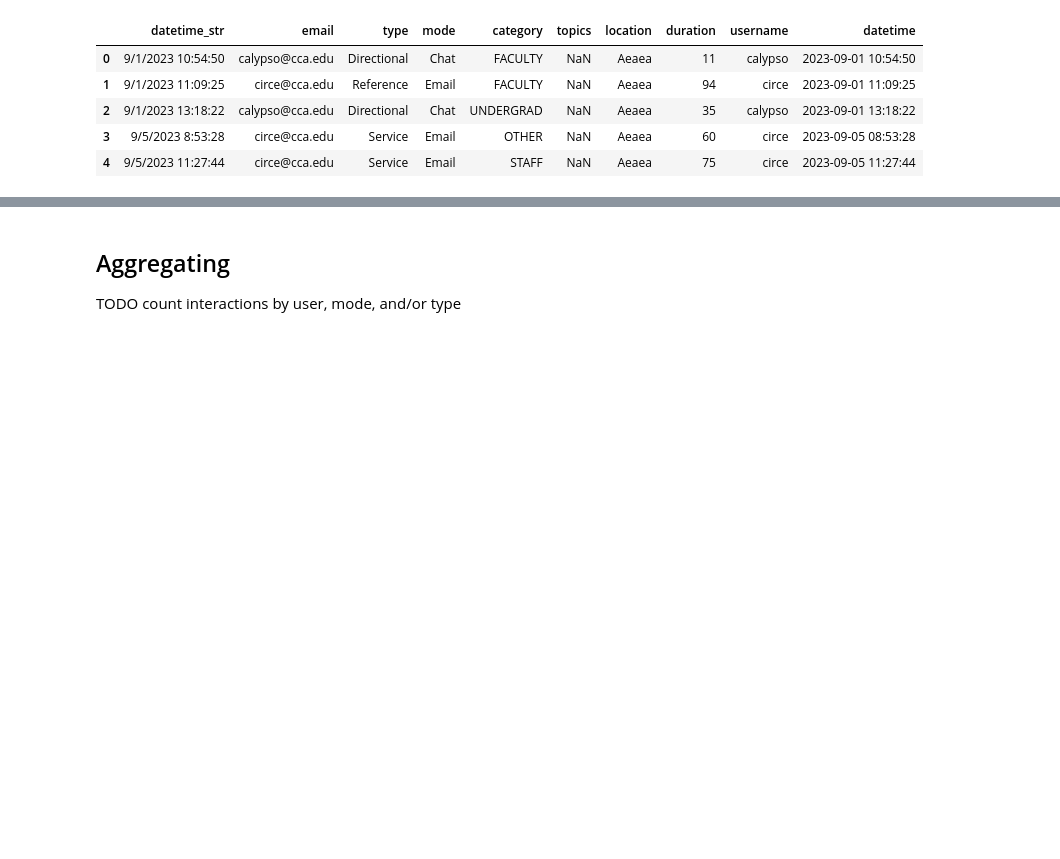
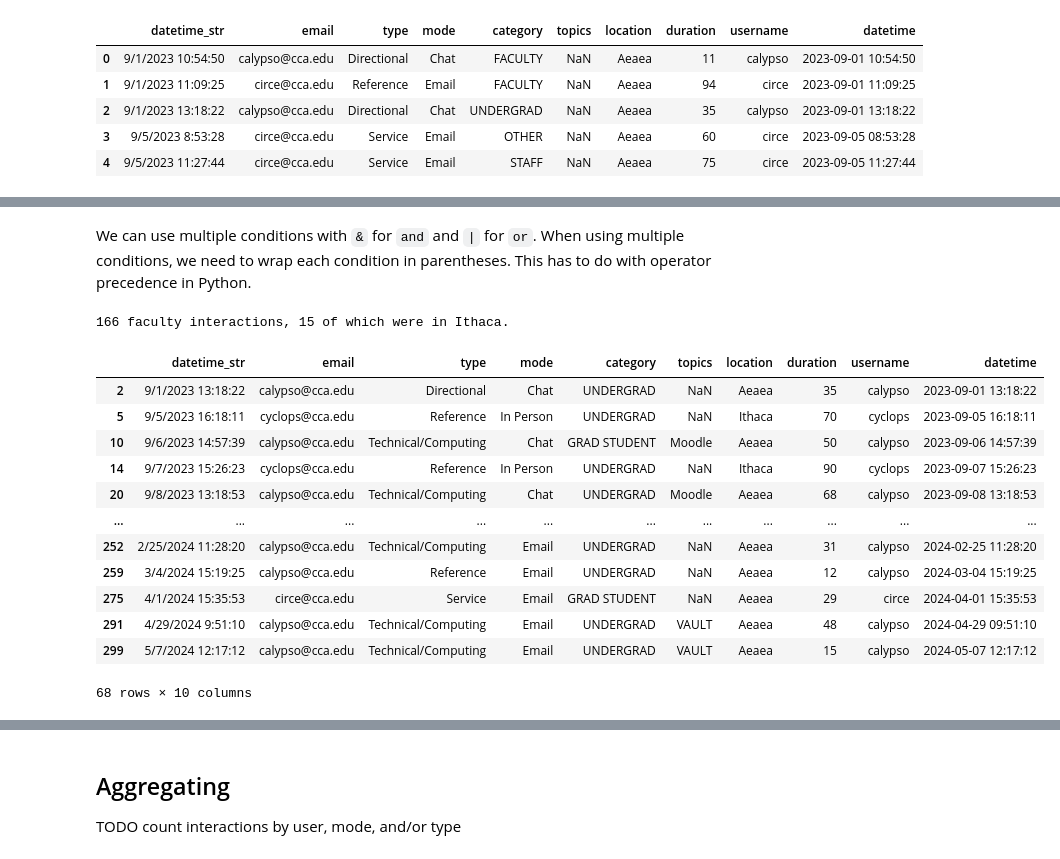
Before and after one commit to phette23/c4l24-python4lib, a Jupyter notebook: docs/pandas.ipynb, the cells around one changed output, grey strips where cells are left out. Drawn from its saved outputs; the diff is of its cells as text; code cells hidden in the pictures; blank space fills up the shorter version.

```diff
--- a/docs/pandas.ipynb
+++ b/docs/pandas.ipynb
@@ -177,0 +214,24 @@ TODO only interactions in a certain mode or a certain tyoe
+# %% [markdown]
+We can use multiple conditions with `&` for `and` and `|` for `or`. When using multiple conditions, we need to wrap each condition in parentheses. This has to do with operator precedence in Python.
+# %%
+# when using | or & to combine boolean Series, we must use parentheses to separate the conditions
+faculty_ithaca = df[(df['category'] == 'FACULTY') & (df['location'] == 'Ithaca')]
+print(f"{faculty.shape[0]} faculty interactions, {faculty_ithaca.shape[0]} of which were in Ithaca.")
+# this has an identical outcome to our `isin()` example above
+students = df[(df['category'] == 'UNDERGRAD') | (df['category'] == 'GRAD STUDENT')]
+students
+# %% [output]
+166 faculty interactions, 15 of which were in Ithaca.
+|  | datetime_str | email | type | mode | category | topics | location | duration | username | datetime |
+| 2 | 9/1/2023 13:18:22 | calypso@cca.edu | Directional | Chat | UNDERGRAD | NaN | Aeaea | 35 | calypso | 2023-09-01 13:18:22 |
+| 5 | 9/5/2023 16:18:11 | cyclops@cca.edu | Reference | In Person | UNDERGRAD | NaN | Ithaca | 70 | cyclops | 2023-09-05 16:18:11 |
+| 10 | 9/6/2023 14:57:39 | calypso@cca.edu | Technical/Computing | Chat | GRAD STUDENT | Moodle | Aeaea | 50 | calypso | 2023-09-06 14:57:39 |
+| 14 | 9/7/2023 15:26:23 | cyclops@cca.edu | Reference | In Person | UNDERGRAD | NaN | Ithaca | 90 | cyclops | 2023-09-07 15:26:23 |
+| 20 | 9/8/2023 13:18:53 | calypso@cca.edu | Technical/Computing | Chat | UNDERGRAD | Moodle | Aeaea | 68 | calypso | 2023-09-08 13:18:53 |
+| ... | ... | ... | ... | ... | ... | ... | ... | ... | ... | ... |
+| 252 | 2/25/2024 11:28:20 | calypso@cca.edu | Technical/Computing | Email | UNDERGRAD | NaN | Aeaea | 31 | calypso | 2024-02-25 11:28:20 |
+| 259 | 3/4/2024 15:19:25 | calypso@cca.edu | Reference | Email | UNDERGRAD | NaN | Aeaea | 12 | calypso | 2024-03-04 15:19:25 |
+| 275 | 4/1/2024 15:35:53 | circe@cca.edu | Service | Email | GRAD STUDENT | NaN | Aeaea | 29 | circe | 2024-04-01 15:35:53 |
+| 291 | 4/29/2024 9:51:10 | calypso@cca.edu | Technical/Computing | Email | UNDERGRAD | VAULT | Aeaea | 48 | calypso | 2024-04-29 09:51:10 |
+| 299 | 5/7/2024 12:17:12 | calypso@cca.edu | Technical/Computing | Email | UNDERGRAD | VAULT | Aeaea | 15 | calypso | 2024-05-07 12:17:12 |
+68 rows × 10 columns
```
Also changed, not shown: parts of 9 cells of this notebook.
